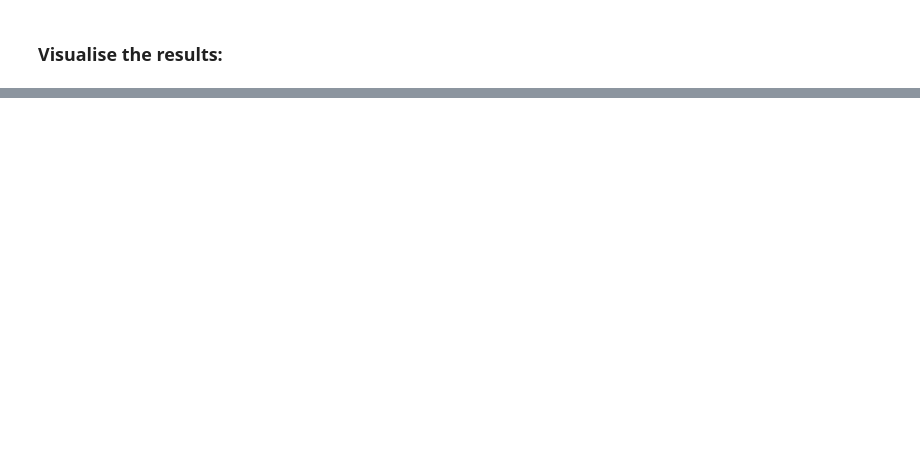
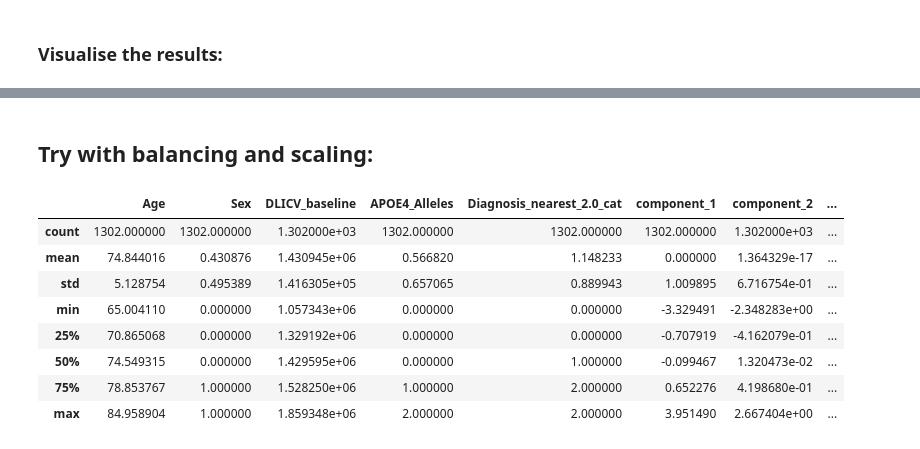
Before and after one commit to georgeaidinis/Dissertation, a Jupyter notebook: DeepCCA Model/ADNI Classification SVM FAMD.ipynb, the cells around one changed output, grey strips where cells are left out. Drawn from its saved outputs; the diff is of its cells as text; code cells hidden in the pictures; blank space fills up the shorter version.

```diff
--- a/DeepCCA Model/ADNI Classification SVM FAMD.ipynb
+++ b/DeepCCA Model/ADNI Classification SVM FAMD.ipynb
@@ -177,0 +187,20 @@ plt.show()
+# %% [markdown]
+## Try with balancing and scaling:
+# %%
+# Scaling the data I think is not needed since they are relatively low and close values:
+famd.describe()
+# # Scale the data:
+# scaler = preprocessing.StandardScaler()
+# scaler.fit(famd)
+# famd_scaled = scaler.transform(famd)
+# famd = famd_scaled
+# %% [output]
+|  | Age | Sex | DLICV_baseline | APOE4_Alleles | Diagnosis_nearest_2.0_cat | component_1 | component_2 | ... |
+| count | 1302.000000 | 1302.000000 | 1.302000e+03 | 1302.000000 | 1302.000000 | 1302.000000 | 1.302000e+03 | ... |
+| mean | 74.844016 | 0.430876 | 1.430945e+06 | 0.566820 | 1.148233 | 0.000000 | 1.364329e-17 | ... |
+| std | 5.128754 | 0.495389 | 1.416305e+05 | 0.657065 | 0.889943 | 1.009895 | 6.716754e-01 | ... |
+| min | 65.004110 | 0.000000 | 1.057343e+06 | 0.000000 | 0.000000 | -3.329491 | -2.348283e+00 | ... |
+| 25% | 70.865068 | 0.000000 | 1.329192e+06 | 0.000000 | 0.000000 | -0.707919 | -4.162079e-01 | ... |
+| 50% | 74.549315 | 0.000000 | 1.429595e+06 | 0.000000 | 1.000000 | -0.099467 | 1.320473e-02 | ... |
+| 75% | 78.853767 | 1.000000 | 1.528250e+06 | 1.000000 | 2.000000 | 0.652276 | 4.198680e-01 | ... |
+| max | 84.958904 | 1.000000 | 1.859348e+06 | 2.000000 | 2.000000 | 3.951490 | 2.667404e+00 | ... |
```
Also changed, not shown: parts of 5 cells of this notebook.
